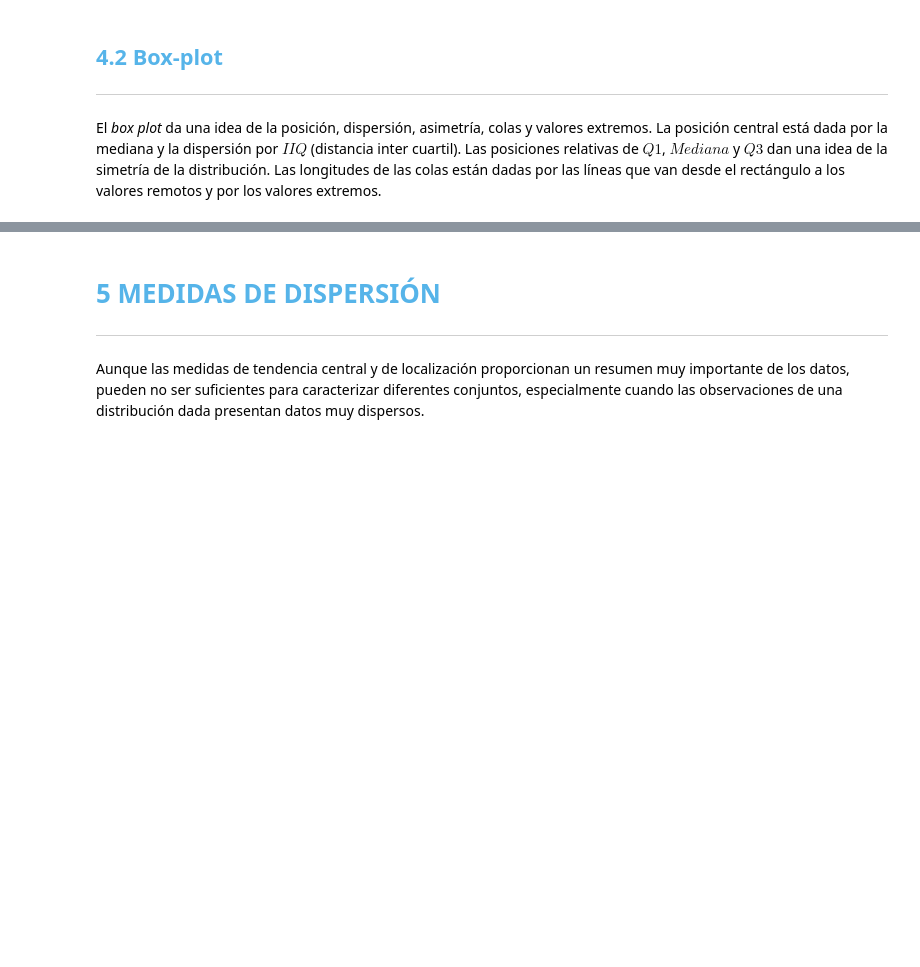
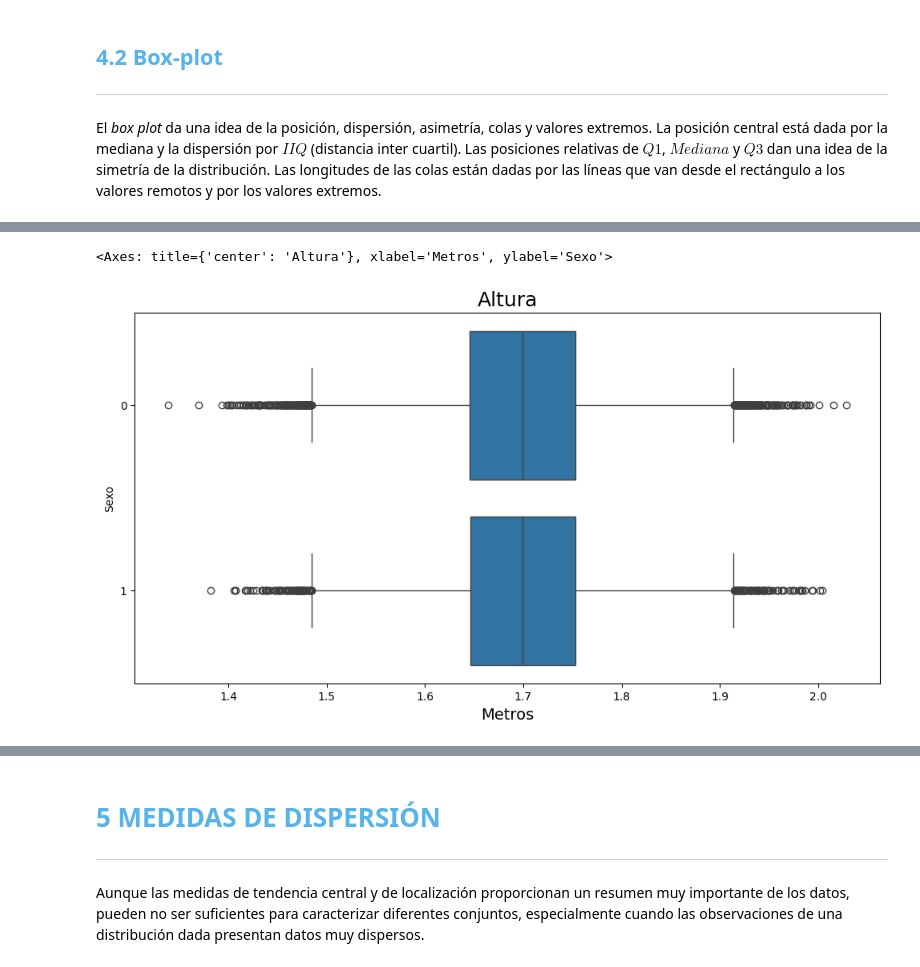
Before and after one commit to MyAppsTest/Estadistica_con_Python, a Jupyter notebook: Curso_de_Estadística_con_Python_1.ipynb, the cells around one changed output, grey strips where cells are left out. Drawn from its saved outputs; the diff is of its cells as text; code cells hidden in the pictures; blank space fills up the shorter version.

```diff
--- a/Curso_de_Estadística_con_Python_1.ipynb
+++ b/Curso_de_Estadística_con_Python_1.ipynb
@@ -991,0 +1001,9 @@ El *box plot* da una idea de la posición, dispersión, asimetría, colas y valo
+# %%
+ax = sns.boxplot(x='Altura', y = 'Sexo', data=datos, orient='h')
+ax.figure.set_size_inches(12,6)
+ax.set_title('Altura', fontsize=18)
+ax.set_xlabel('Metros', fontsize=14)
+ax
+# %% [output]
+<Axes: title={'center': 'Altura'}, xlabel='Metros', ylabel='Sexo'>
+[figure, added]
```
Also changed, not shown: parts of 6 cells of this notebook.
